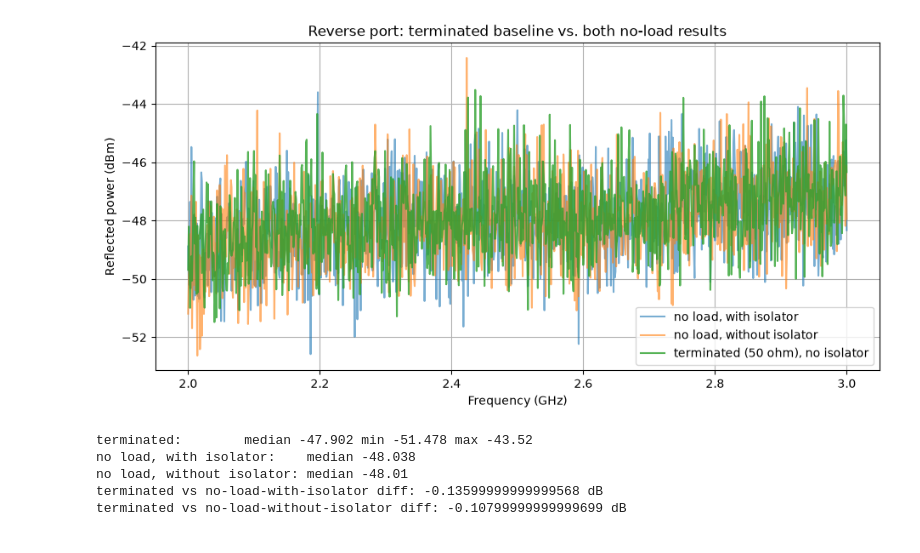
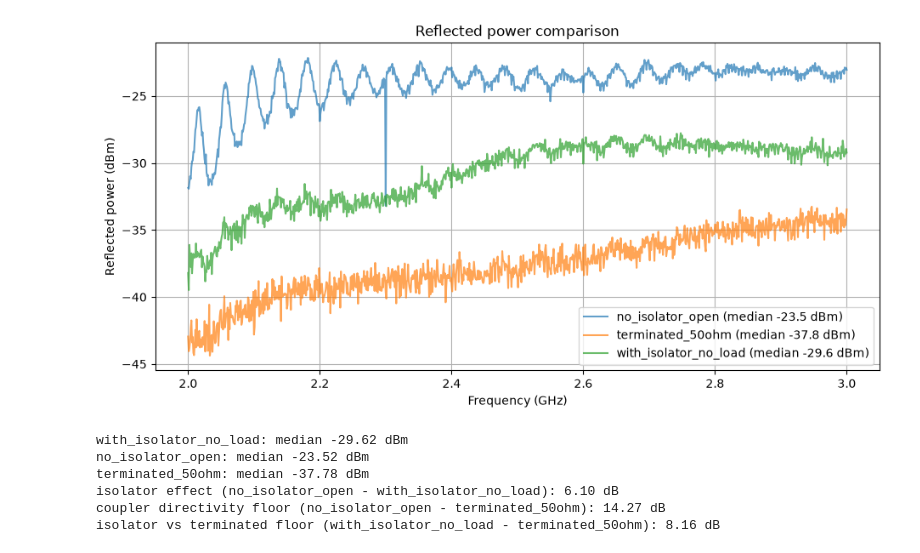
Before and after one commit to meimei2027/diamonds, a Jupyter notebook: microwave_control/isolator.ipynb, the cells around one changed output. Drawn from its saved outputs; the diff is of its cells as text; code cells hidden in the pictures.

```diff
--- a/microwave_control/isolator.ipynb
+++ b/microwave_control/isolator.ipynb
@@ -205,27 +106,37 @@ print(f"{len(terminated_freqs_hz)} points collected")
-# %%
-fig, ax = plt.subplots(figsize=(11, 5))
-ax.plot(reflect_freqs_hz / 1e9, reflect_power_dbm, label="no load, with isolator", alpha=0.6)
-ax.plot(no_iso_reflect_freqs_hz / 1e9, no_iso_reflect_power_dbm, label="no load, without isolator", alpha=0.6)
-ax.plot(terminated_freqs_hz / 1e9, terminated_power_dbm, label="terminated (50 ohm), no isolator", alpha=0.8, linewidth=1.5)
-ax.set_xlabel("Frequency (GHz)")
-ax.set_ylabel("Reflected power (dBm)")
-ax.set_title("Reverse port: terminated baseline vs. both no-load results")
-ax.legend()
-ax.grid(True)
-plt.show()
-
-print("terminated:        median", np.median(terminated_power_dbm),
-      "min", terminated_power_dbm.min(), "max", terminated_power_dbm.max())
-print("no load, with isolator:    median", np.median(reflect_power_dbm))
-print("no load, without isolator: median", np.median(no_iso_reflect_power_dbm))
-print("terminated vs no-load-with-isolator diff:",
-      np.median(reflect_power_dbm) - np.median(terminated_power_dbm), "dB")
-print("terminated vs no-load-without-isolator diff:",
-      np.median(no_iso_reflect_power_dbm) - np.median(terminated_power_dbm), "dB")
-# %% [output]
-[figure, removed]
-terminated:        median -47.902 min -51.478 max -43.52
-no load, with isolator:    median -48.038
-no load, without isolator: median -48.01
-terminated vs no-load-with-isolator diff: -0.13599999999999568 dB
-terminated vs no-load-without-isolator diff: -0.10799999999999699 dB
+# %%
+import glob
+
+fig, ax = plt.subplots(figsize=(11, 5))
+runs = {}
+for path in sorted(glob.glob("data/reflected_*.csv")):
+    d = np.loadtxt(path, delimiter=",", skiprows=1)
+    label = path.split("reflected_")[1].rsplit("_2-3GHz", 1)[0]
+    runs[label] = d[:, 1]
+    ax.plot(d[:, 0] / 1e9, d[:, 1], label=f"{label} (median {np.median(d[:, 1]):.1f} dBm)", alpha=0.7)
+ax.set_xlabel("Frequency (GHz)")
+ax.set_ylabel("Reflected power (dBm)")
+ax.set_title("Reflected power comparison")
+ax.legend()
+ax.grid(True)
+plt.show()
+
+for label, p in runs.items():
+    print(f"{label}: median {np.median(p):.2f} dBm")
+
+if "with_isolator_no_load" in runs and "no_isolator_open" in runs:
+    diff = np.median(runs["no_isolator_open"]) - np.median(runs["with_isolator_no_load"])
+    print(f"isolator effect (no_isolator_open - with_isolator_no_load): {diff:.2f} dB")
+if "no_isolator_open" in runs and "terminated_50ohm" in runs:
+    floor = np.median(runs["no_isolator_open"]) - np.median(runs["terminated_50ohm"])
+    print(f"coupler directivity floor (no_isolator_open - terminated_50ohm): {floor:.2f} dB")
+if "with_isolator_no_load" in runs and "terminated_50ohm" in runs:
+    gap = np.median(runs["with_isolator_no_load"]) - np.median(runs["terminated_50ohm"])
+    print(f"isolator vs terminated floor (with_isolator_no_load - terminated_50ohm): {gap:.2f} dB")
+# %% [output]
+[figure, added]
+with_isolator_no_load: median -29.62 dBm
+no_isolator_open: median -23.52 dBm
+terminated_50ohm: median -37.78 dBm
+isolator effect (no_isolator_open - with_isolator_no_load): 6.10 dB
+coupler directivity floor (no_isolator_open - terminated_50ohm): 14.27 dB
+isolator vs terminated floor (with_isolator_no_load - terminated_50ohm): 8.16 dB
```
Also changed, not shown: parts of 21 cells of this notebook, 18 other files.
